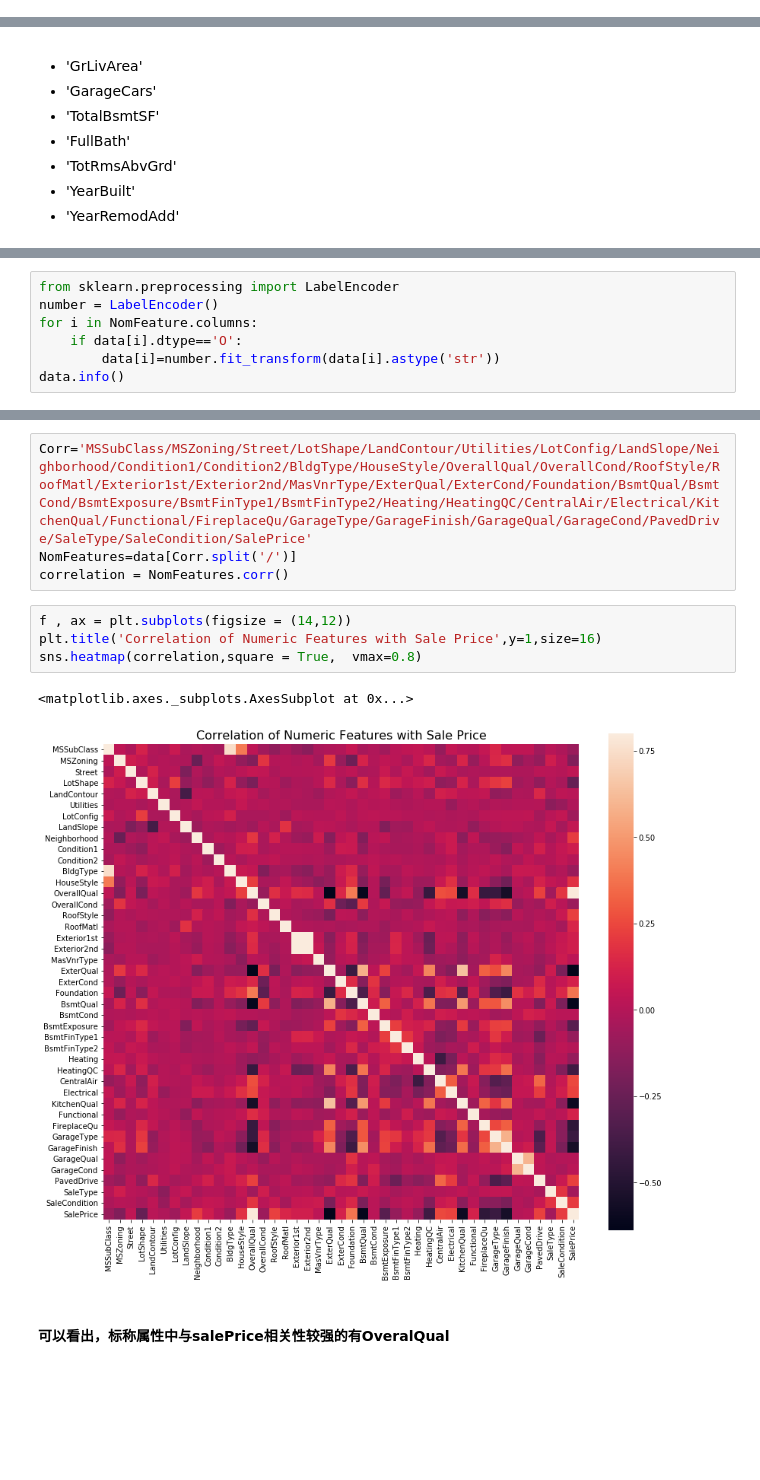
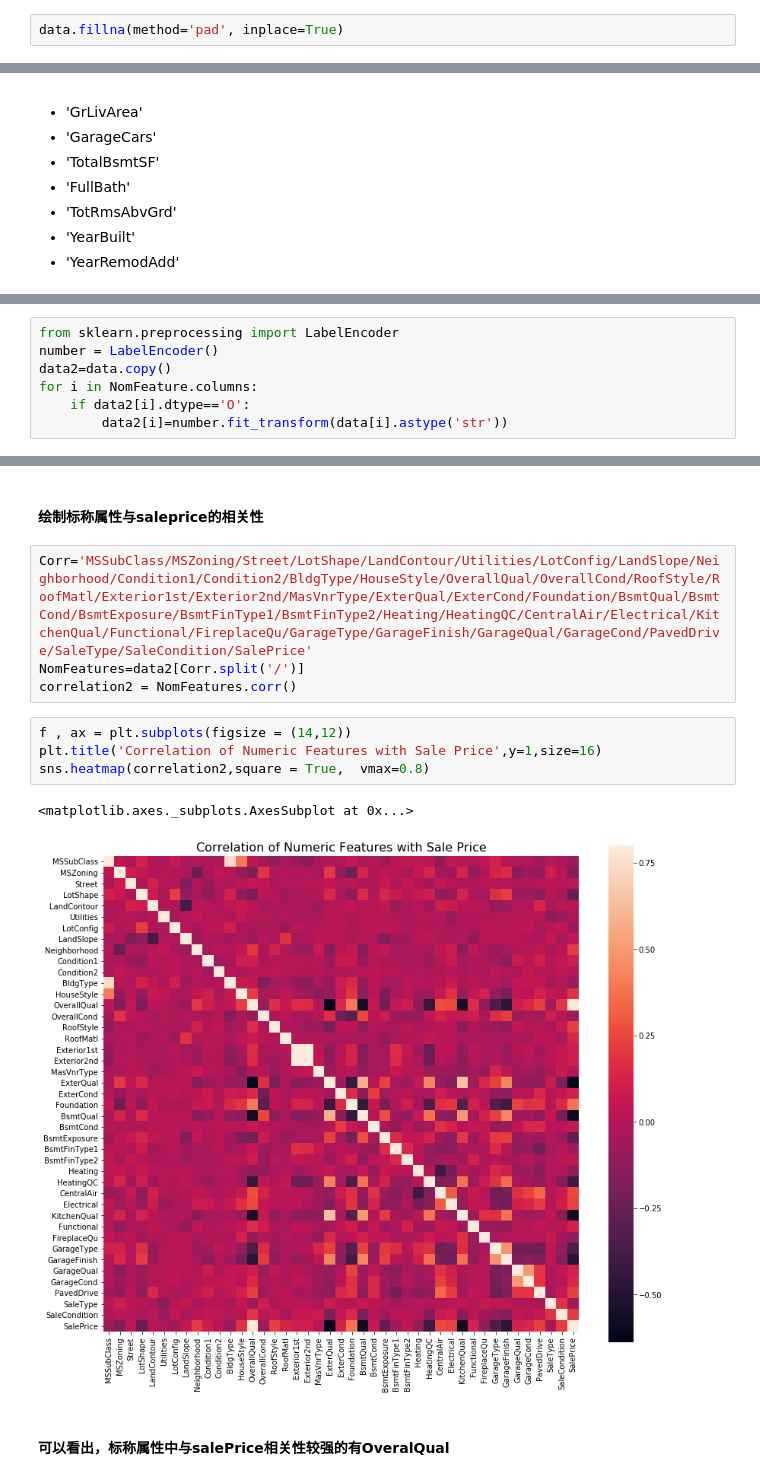
Before and after one commit to HousePricesPredictionTeam/BIT_HousePricesPredict, a Jupyter notebook: 基于多种回归方法的Kaggle房价预测.ipynb, the cells around one changed output, grey strips where cells are left out. Drawn from its saved outputs; the diff is of its cells as text; blank space fills up the shorter version.

```diff
--- a/基于多种回归方法的Kaggle房价预测.ipynb
+++ b/基于多种回归方法的Kaggle房价预测.ipynb
@@ -87,3 +121,5 @@ data.shape
+# %%
+data.fillna(method='pad', inplace=True)
 # %% [markdown]
 ## 2.数据可视化探索
 # %% [markdown]
@@ -332,7 +358,7 @@ Index(['SalePrice', 'OverallQual', 'Foundation', 'CentralAir', 'Electrical',
 # %%
 from sklearn.preprocessing import LabelEncoder
 number = LabelEncoder()
+data2=data.copy()
 for i in NomFeature.columns:
-    if data[i].dtype=='O':
-        data[i]=number.fit_transform(data[i].astype('str'))
-data.info()
+    if data2[i].dtype=='O':
+        data2[i]=number.fit_transform(data[i].astype('str'))
@@ -357 +381,3 @@ memory usage: 644.6 KB
+# %% [markdown]
+#### 绘制标称属性与saleprice的相关性
 # %%
@@ -359,12 +385,12 @@ Corr='MSSubClass/MSZoning/Street/LotShape/LandContour/Utilities/LotConfig/LandSl
-NomFeatures=data[Corr.split('/')]
-correlation = NomFeatures.corr()
+NomFeatures=data2[Corr.split('/')]
+correlation2 = NomFeatures.corr()
 # %%
 f , ax = plt.subplots(figsize = (14,12))
 plt.title('Correlation of Numeric Features with Sale Price',y=1,size=16)
-sns.heatmap(correlation,square = True,  vmax=0.8)
+sns.heatmap(correlation2,square = True,  vmax=0.8)
 # %% [output]
 <matplotlib.axes._subplots.AxesSubplot at 0x...>
-[figure, old version]
+[figure, new version]
 # %% [markdown]
 #### 可以看出，标称属性中与salePrice相关性较强的有OveralQual
 # %%
```
Also changed, not shown: parts of 71 cells of this notebook, 1 other file.
